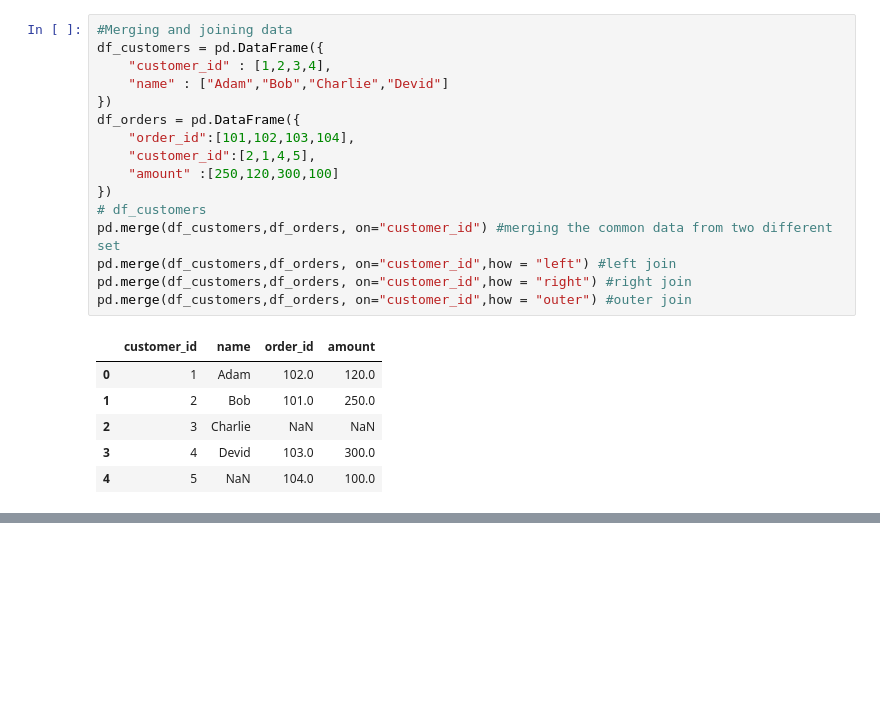
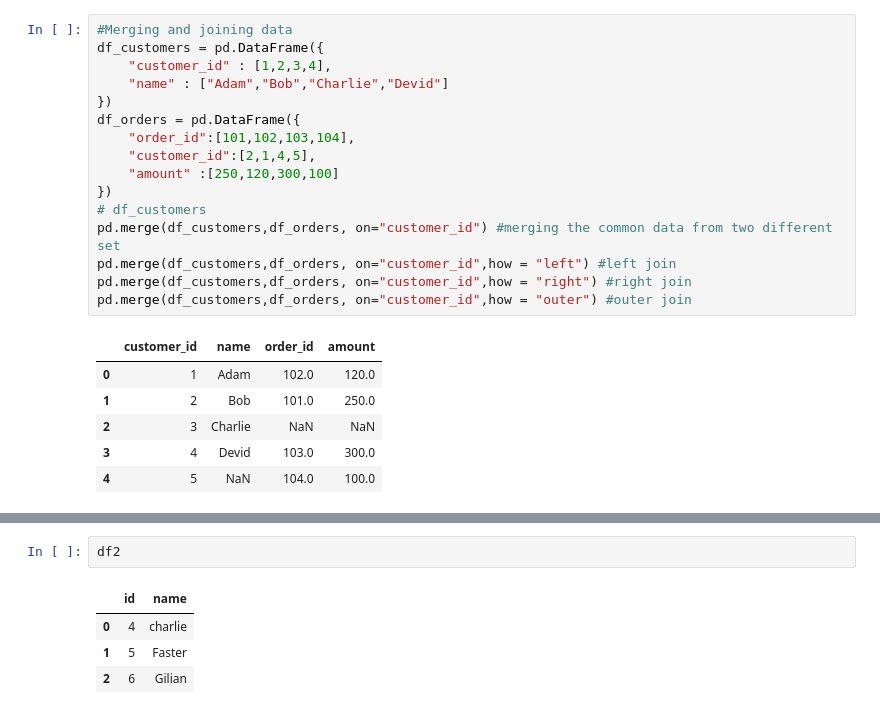
Before and after one commit to zzgirirohit001-tech/Amazon-store-work, a Jupyter notebook: jupyter/pandas.ipynb, the cells around one changed output, grey strips where cells are left out. Cells and saved outputs as stored; diff of their text form; blank space fills up the shorter version.

```diff
--- a/jupyter/pandas.ipynb
+++ b/jupyter/pandas.ipynb
@@ -573,0 +602,7 @@ pd.merge(df_customers,df_orders, on="customer_id",how = "outer") #outer join
+# %%
+df2
+# %% [output]
+|  | id | name |
+| 0 | 4 | charlie |
+| 1 | 5 | Faster |
+| 2 | 6 | Gilian |
```
Also changed, not shown: parts of 2 cells of this notebook.
